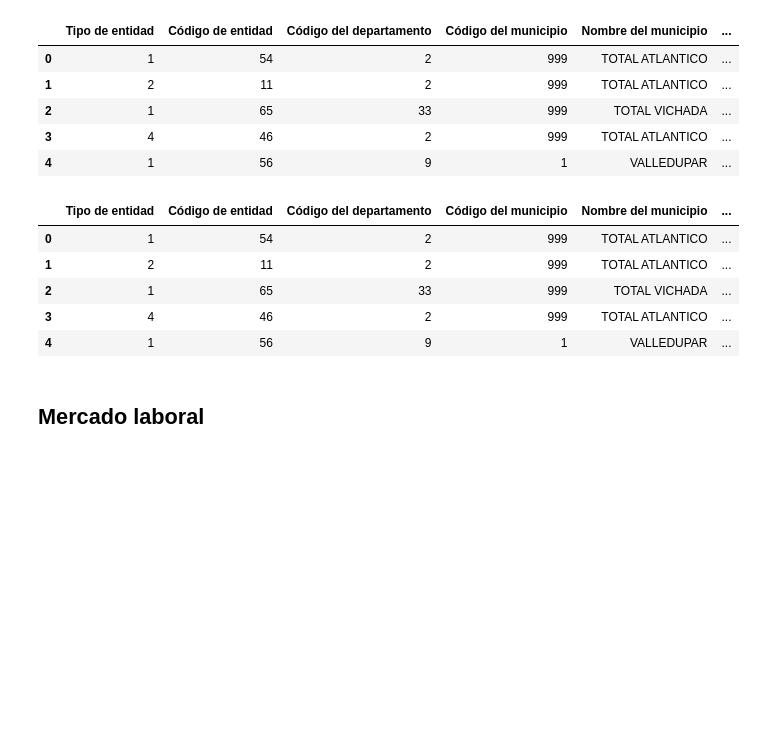
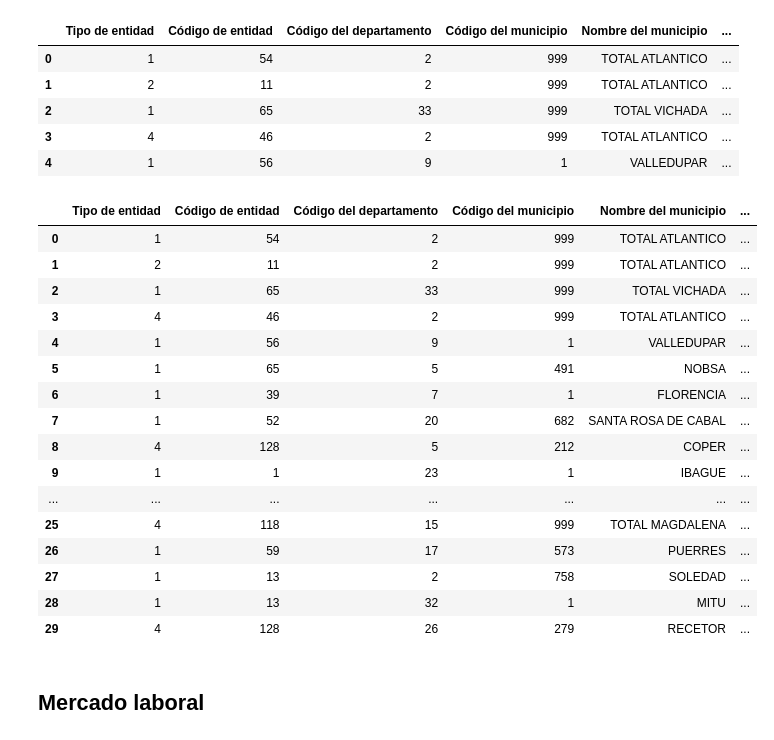
Before and after one commit to Crismaro19/ProyectoGerenciaProyectosAnaliticos, a Jupyter notebook: Codigo/Analisis_y_modelo.ipynb, the cells around one changed output. Cells and saved outputs as stored; diff of their text form; code cells hidden in the pictures; blank space fills up the shorter version.

```diff
--- a/Codigo/Analisis_y_modelo.ipynb
+++ b/Codigo/Analisis_y_modelo.ipynb
@@ -329,14 +274,25 @@ df_saldos1 = df_saldos.drop(columns=col_eliminar2)
 # %%
 df_saldos1 = df_saldos1.drop(columns=[col for col in df_saldos1.columns if 'Categoría' in col])
 # %%
-df_saldos1.head(5)
+df_saldos1.head(30)
 # %% [output]
 |  | Tipo de entidad | Código de entidad | Código del departamento | Código del municipio | Nombre del municipio | ... |
 | 0 | 1 | 54 | 2 | 999 | TOTAL ATLANTICO | ... |
 | 1 | 2 | 11 | 2 | 999 | TOTAL ATLANTICO | ... |
 | 2 | 1 | 65 | 33 | 999 | TOTAL VICHADA | ... |
 | 3 | 4 | 46 | 2 | 999 | TOTAL ATLANTICO | ... |
 | 4 | 1 | 56 | 9 | 1 | VALLEDUPAR | ... |
+| 5 | 1 | 65 | 5 | 491 | NOBSA | ... |
+| 6 | 1 | 39 | 7 | 1 | FLORENCIA | ... |
+| 7 | 1 | 52 | 20 | 682 | SANTA ROSA DE CABAL | ... |
+| 8 | 4 | 128 | 5 | 212 | COPER | ... |
+| 9 | 1 | 1 | 23 | 1 | IBAGUE | ... |
+| ... | ... | ... | ... | ... | ... | ... |
+| 25 | 4 | 118 | 15 | 999 | TOTAL MAGDALENA | ... |
+| 26 | 1 | 59 | 17 | 573 | PUERRES | ... |
+| 27 | 1 | 13 | 2 | 758 | SOLEDAD | ... |
+| 28 | 1 | 13 | 32 | 1 | MITU | ... |
+| 29 | 4 | 128 | 26 | 279 | RECETOR | ... |
 # %% [markdown]
 ## Mercado laboral
 # %%
```
Also changed, not shown: parts of 61 cells of this notebook.
